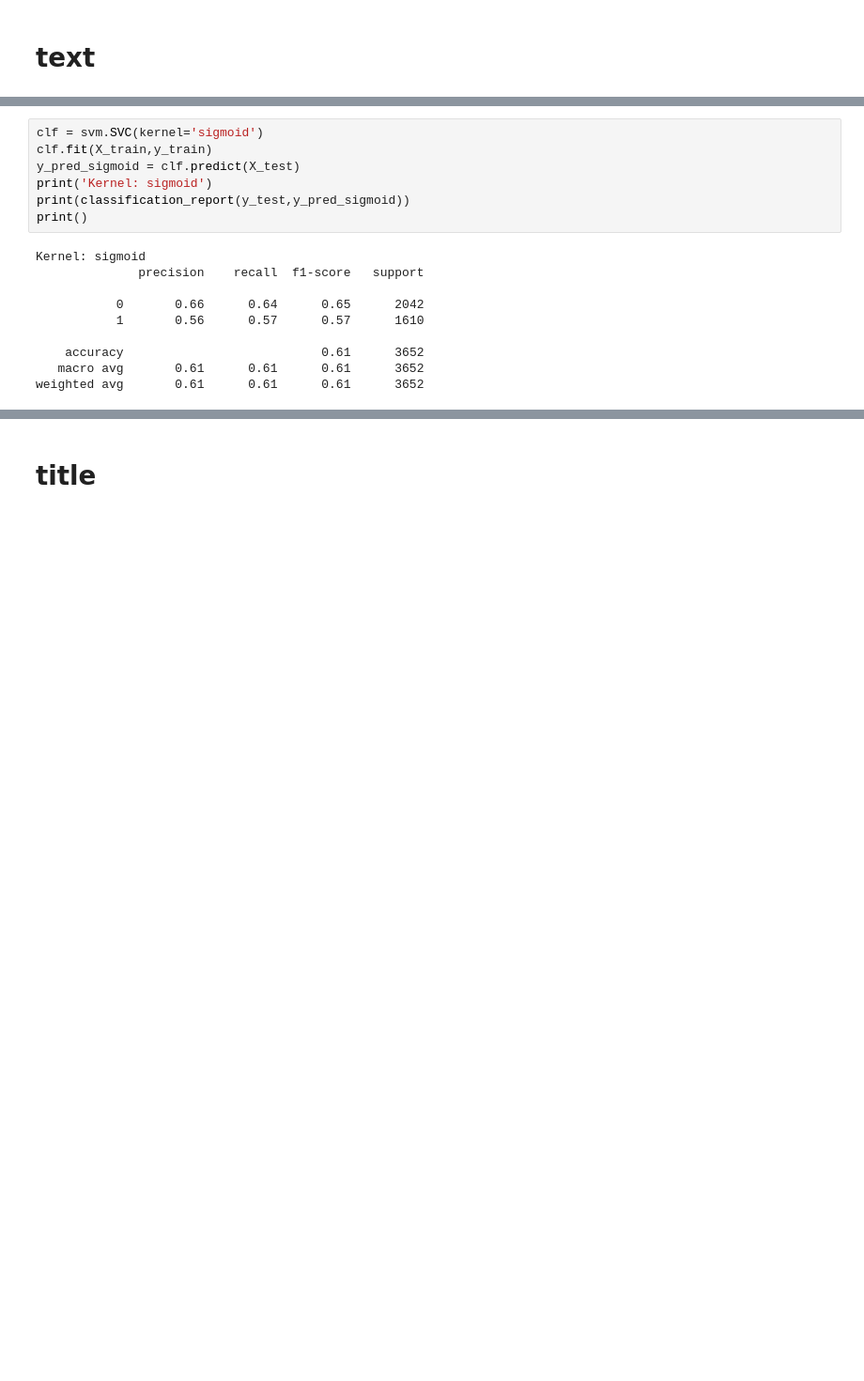
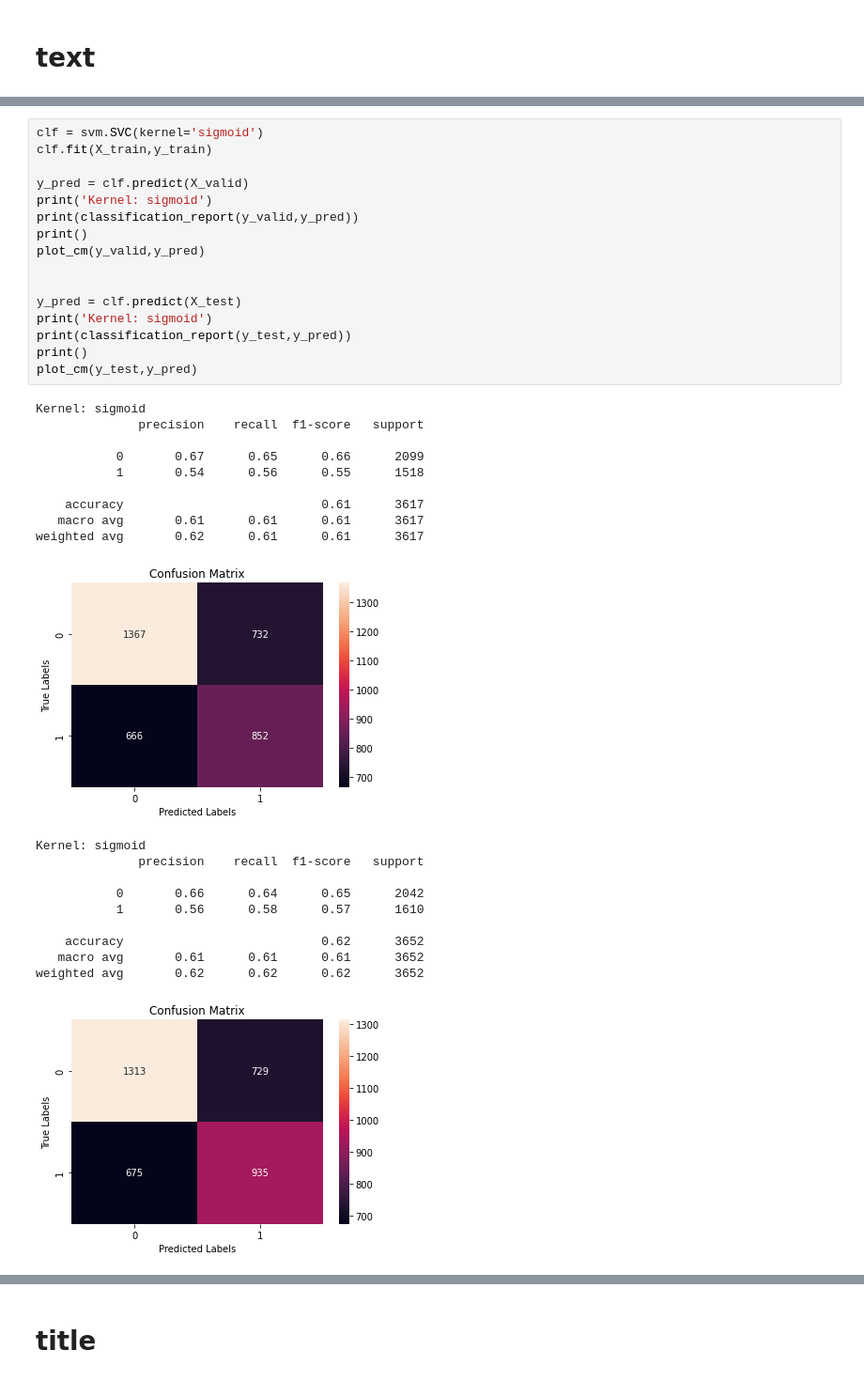
Before and after one commit to arkaprabha10/Fake-News-Detection, a Jupyter notebook: kaggle_dataset_code/svm_v1.ipynb, the cells around one changed output, grey strips where cells are left out. Shown: that part at 94% size. Saved outputs shown, nothing was run; the diff lists cells and outputs as text; blank space fills up the shorter version.

```diff
--- a/kaggle_dataset_code/svm_v1.ipynb
+++ b/kaggle_dataset_code/svm_v1.ipynb
@@ -75,20 +150,40 @@ weighted avg       0.67      0.66      0.64      3652
 # %%
 clf = svm.SVC(kernel='sigmoid')
 clf.fit(X_train,y_train)
-y_pred_sigmoid = clf.predict(X_test)
+
+y_pred = clf.predict(X_valid)
 print('Kernel: sigmoid')
-print(classification_report(y_test,y_pred_sigmoid))
+print(classification_report(y_valid,y_pred))
 print()
+plot_cm(y_valid,y_pred)
+
+
+y_pred = clf.predict(X_test)
+print('Kernel: sigmoid')
+print(classification_report(y_test,y_pred))
+print()
+plot_cm(y_test,y_pred)
 # %% [output]
 Kernel: sigmoid
               precision    recall  f1-score   support
 
-           0       0.66      0.64      0.65      2042
-           1       0.56      0.57      0.57      1610
+           0       0.67      0.65      0.66      2099
+           1       0.54      0.56      0.55      1518
 
-    accuracy                           0.61      3652
-   macro avg       0.61      0.61      0.61      3652
-weighted avg       0.61      0.61      0.61      3652
+    accuracy                           0.61      3617
+   macro avg       0.61      0.61      0.61      3617
+weighted avg       0.62      0.61      0.61      3617
+[figure, added]
+Kernel: sigmoid
+              precision    recall  f1-score   support
+
+           0       0.66      0.64      0.65      2042
+           1       0.56      0.58      0.57      1610
+
+    accuracy                           0.62      3652
+   macro avg       0.61      0.61      0.61      3652
+weighted avg       0.62      0.62      0.62      3652
+[figure, added]
 # %%
 x_train_precomp = np.dot(X_train,X_train.T)
 x_test_precomp = np.dot(X_test,X_train.T)
```
Also changed, not shown: parts of 16 cells of this notebook, 3 other files.
